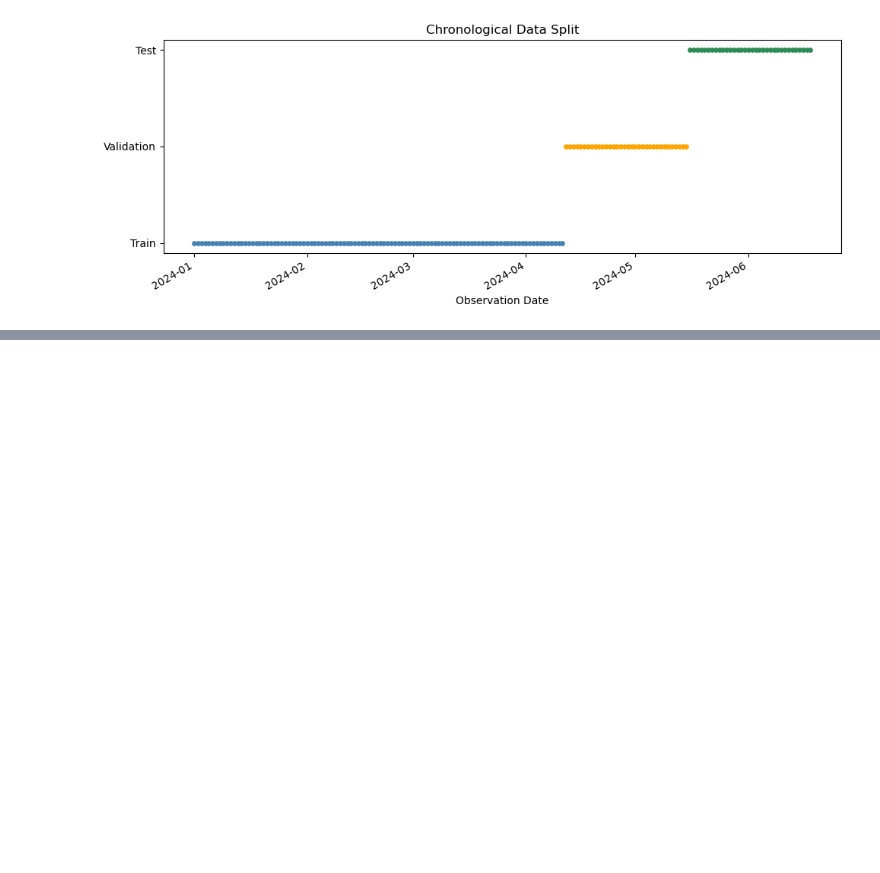
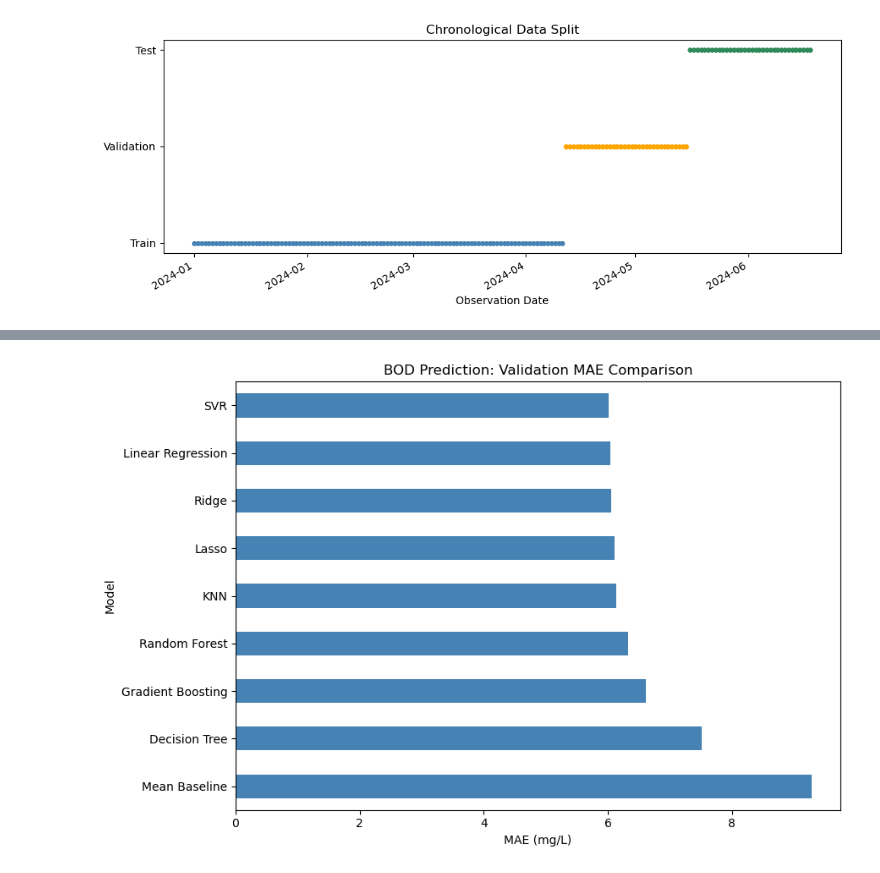
Before and after one commit to DeepikaSneha/wastewater_ML_pipelines, a Jupyter notebook: Main.ipynb, the cells around one changed output, grey strips where cells are left out. Saved outputs shown, nothing was run; the diff lists cells and outputs as text; code cells hidden in the pictures; blank space fills up the shorter version.

```diff
--- a/Main.ipynb
+++ b/Main.ipynb
@@ -779,0 +1081,9 @@ plt.show()
+# %%
+remaining_models = {
+    "Gradient Boosting": GradientBoostingRegressor(
+        n_estimators=100, learning_rate=0.05, max_depth=3, random_state=42 ),
+
+    "SVR": SVR(kernel="rbf", C=10.0, epsilon=0.1 ),
+
+    "KNN": KNeighborsRegressor( n_neighbors=10, weights="distance" )
+}
@@ -779,0 +1120,17 @@ plt.show()
+# %%
+complete_comparison_table = pd.concat(
+    [all_comparison_table, remaining_table],
+    ignore_index=True
+)
+
+complete_validation_ranking = complete_comparison_table[
+    complete_comparison_table["Split"] == "Validation"
+].copy()
+
+baseline_row = results_table[ results_table["Model"] == "Mean Baseline" ].copy()
+
+baseline_row["Split"] = "Validation"
+
+complete_validation_ranking = pd.concat( [complete_validation_ranking, baseline_row], ignore_index=True).sort_values("MAE")
+
+display(complete_validation_ranking.round(3))
@@ -779,0 +1148,18 @@ plt.show()
+# %%
+ax = complete_validation_ranking.plot.barh(
+    x="Model",
+    y="MAE",
+    legend=False,
+    figsize=(9, 6),
+    color="steelblue"
+)
+
+ax.invert_yaxis()
+ax.set_title("BOD Prediction: Validation MAE Comparison")
+ax.set_xlabel("MAE (mg/L)")
+ax.set_ylabel("Model")
+
+plt.tight_layout()
+plt.show()
+# %% [output]
+[figure, added]
```
Also changed, not shown: parts of 33 cells of this notebook.
